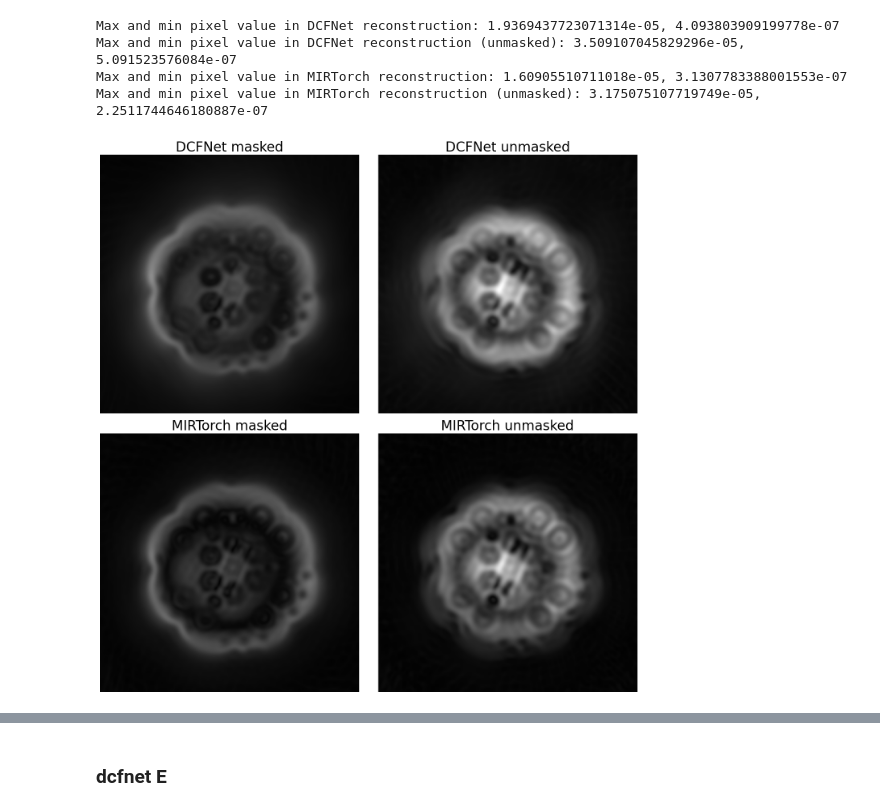
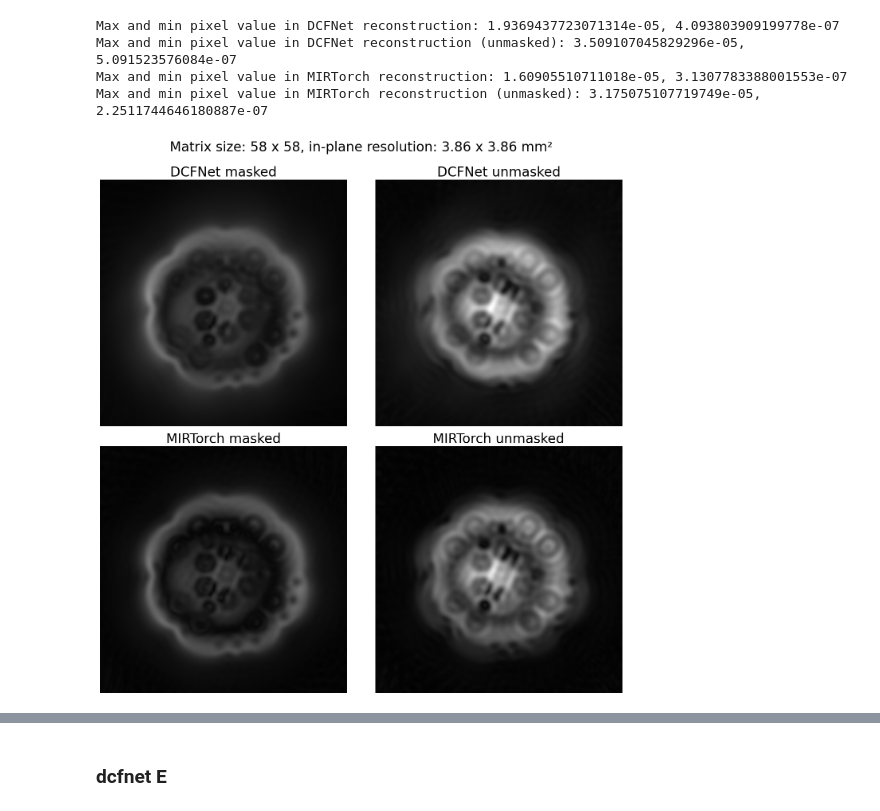
Before and after one commit to frank-roesler/MR_Trajectory_Fit, a Jupyter notebook: recon512_zerofilling.ipynb, the cells around one changed output, grey strips where cells are left out. Cells and saved outputs as stored; diff of their text form; code cells hidden in the pictures.

```diff
--- a/recon512_zerofilling.ipynb
+++ b/recon512_zerofilling.ipynb
@@ -430,27 +430,34 @@ Max and min pixel value in MIRTorch reconstruction (unmasked): 3.175075107719749
 # %%
 titles = [
     "DCFNet masked",
     "DCFNet unmasked",
     "MIRTorch masked",
     "MIRTorch unmasked",
 ]
 
 images = [
     image_rss_dcfnet_masked,
     image_rss_dcfnet,
     image_rss_mirtorch_masked,
     image_rss_mirtorch,
 ]
 
 plt.figure(figsize=(14, 14))
 
 for idx, (img, title) in enumerate(zip(images, titles), start=1):
     plt.subplot(2, 2, idx)
     plt.imshow(np.abs(img), cmap="gray", vmin=0, vmax=i_max)
     plt.title(title, fontsize=24)
     plt.axis("off")
 
+plt.suptitle(
+    f"Matrix size: {new_resolution} x {new_resolution}, "
+    f"in-plane resolution: {new_resolution_mm:.2f} x {new_resolution_mm:.2f} mm²",
+    fontsize=24,
+    y=1
+)
+
 plt.tight_layout()
 plt.show()
 # %% [output]
-[figure, old version]
+[figure, new version]
```
Also changed, not shown: parts of 1 cell of this notebook, 2 other files.
